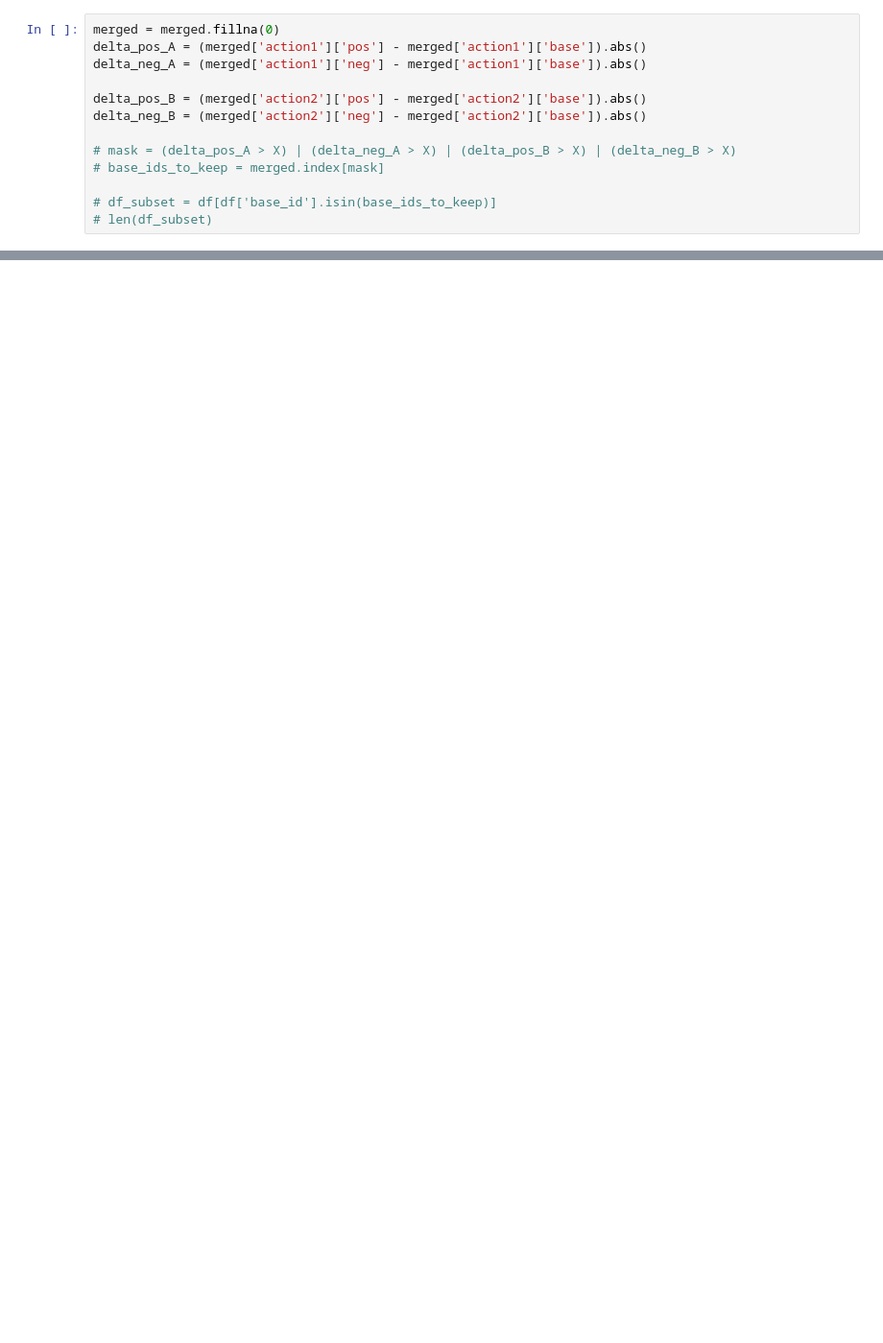
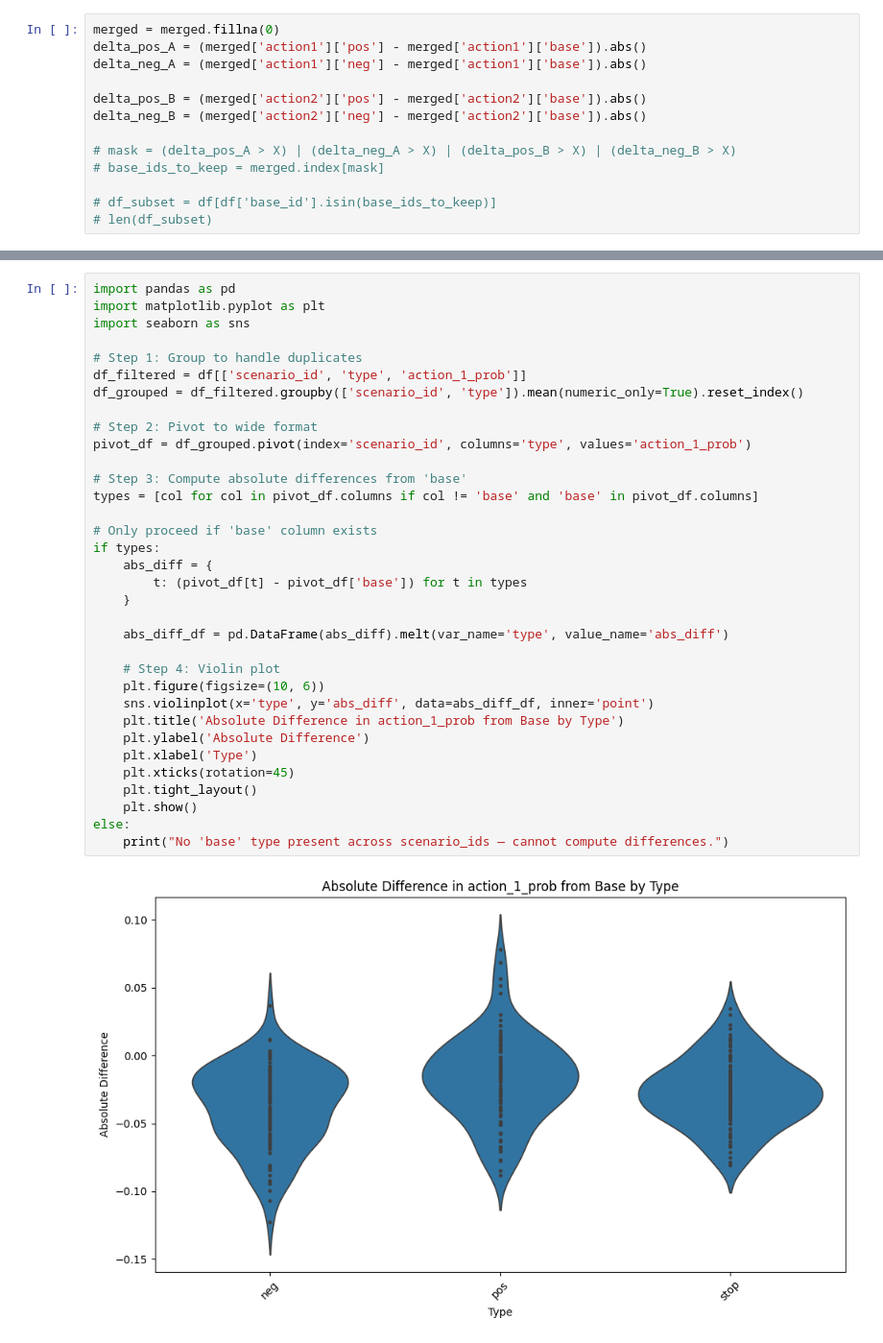
Before and after one commit to crasgaitis/llm_moral_plasticity, a Jupyter notebook: src/analysis/analysis.ipynb, the cells around one changed output, grey strips where cells are left out. Shown: that part at 96% size. Drawn from its saved outputs; the diff is of its cells as text; blank space fills up the shorter version.

```diff
--- a/src/analysis/analysis.ipynb
+++ b/src/analysis/analysis.ipynb
@@ -102,0 +126,36 @@ plt.show()
+# %%
+import pandas as pd
+import matplotlib.pyplot as plt
+import seaborn as sns
+
+# Step 1: Group to handle duplicates
+df_filtered = df[['scenario_id', 'type', 'action_1_prob']]
+df_grouped = df_filtered.groupby(['scenario_id', 'type']).mean(numeric_only=True).reset_index()
+
+# Step 2: Pivot to wide format
+pivot_df = df_grouped.pivot(index='scenario_id', columns='type', values='action_1_prob')
+
+# Step 3: Compute absolute differences from 'base'
+types = [col for col in pivot_df.columns if col != 'base' and 'base' in pivot_df.columns]
+
+# Only proceed if 'base' column exists
+if types:
+    abs_diff = {
+        t: (pivot_df[t] - pivot_df['base']) for t in types
+    }
+
+    abs_diff_df = pd.DataFrame(abs_diff).melt(var_name='type', value_name='abs_diff')
+
+    # Step 4: Violin plot
+    plt.figure(figsize=(10, 6))
+    sns.violinplot(x='type', y='abs_diff', data=abs_diff_df, inner='point')
+    plt.title('Absolute Difference in action_1_prob from Base by Type')
+    plt.ylabel('Absolute Difference')
+    plt.xlabel('Type')
+    plt.xticks(rotation=45)
+    plt.tight_layout()
+    plt.show()
+else:
+    print("No 'base' type present across scenario_ids — cannot compute differences.")
+# %% [output]
+[figure, added]
```
Also changed, not shown: parts of 11 cells of this notebook.
